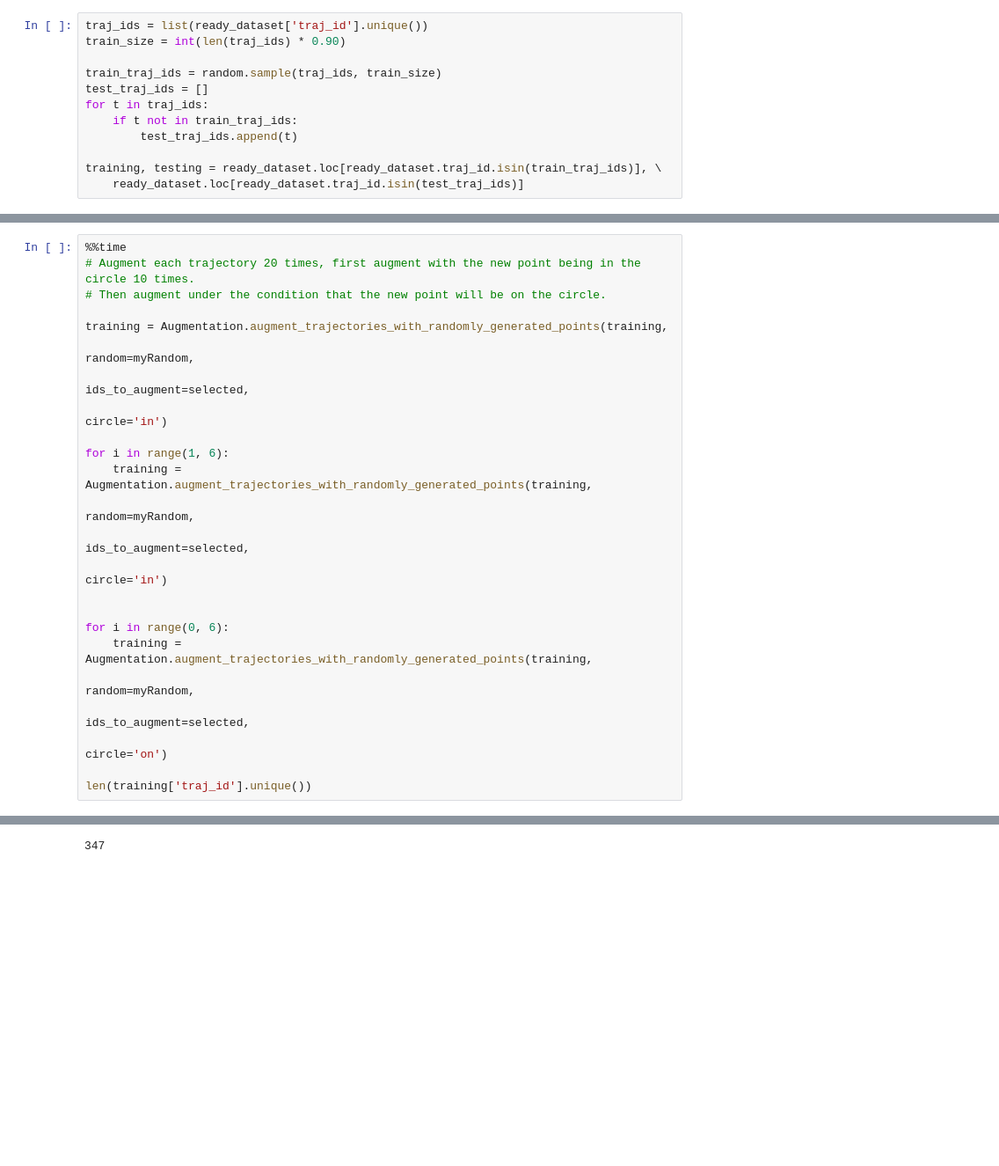
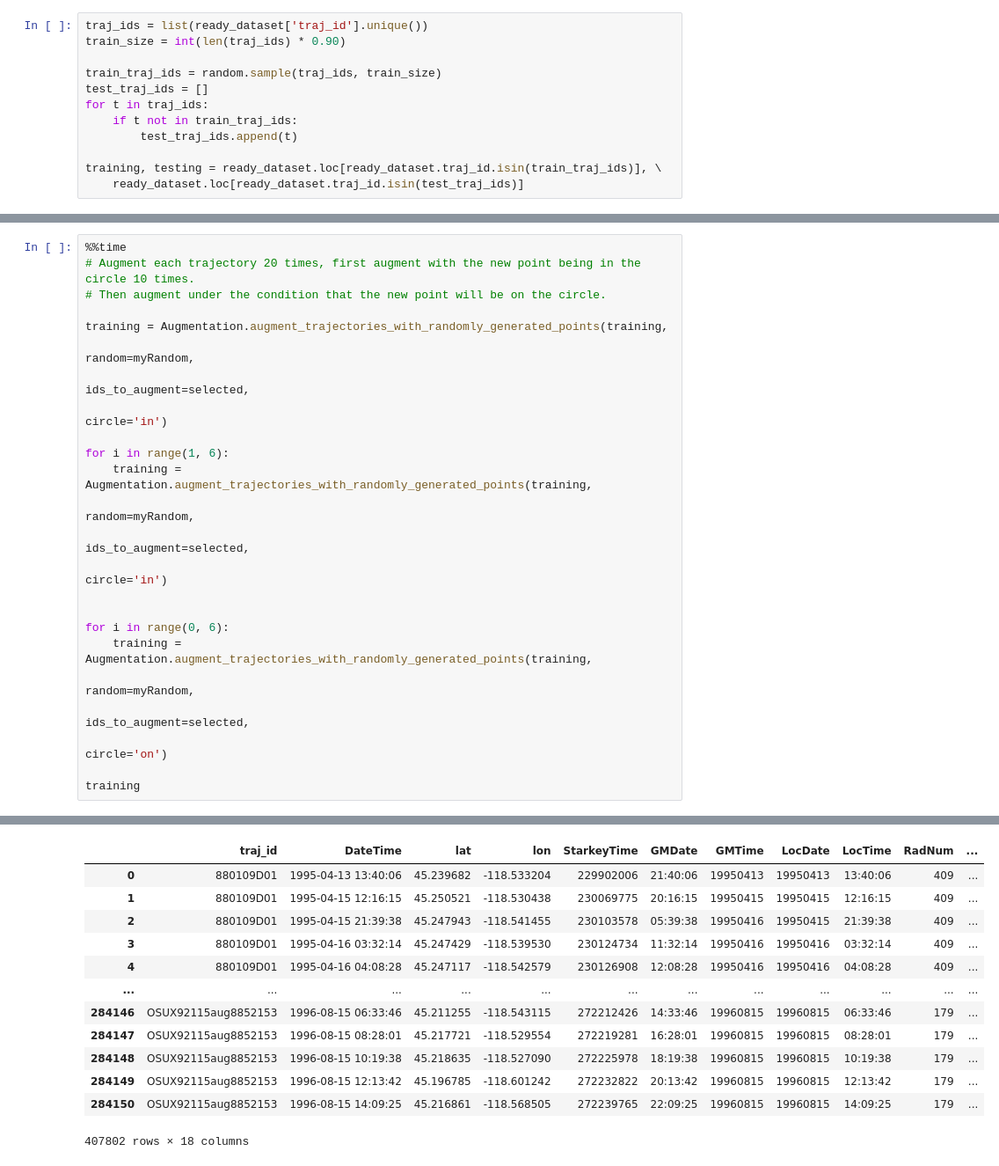
Before and after one commit to YakshHaranwala/AugmenTRAJ, a Jupyter notebook: Notebooks/Test.ipynb, the cells around one changed output, grey strips where cells are left out. Shown at 88% size. Drawn from its saved outputs; the diff is of its cells as text; blank space fills up the shorter version.

```diff
--- a/Notebooks/Test.ipynb
+++ b/Notebooks/Test.ipynb
@@ -90,5 +90,5 @@ for i in range(0, 6):
                                                                                ids_to_augment=selected,
                                                                                circle='on')
 
-len(training['traj_id'].unique())
+training
 # %% [output]
@@ -97,4 +97,16 @@ Wall time: 13.5 s
+|  | traj_id | DateTime | lat | lon | StarkeyTime | GMDate | GMTime | LocDate | LocTime | RadNum | ... |
+| 0 | 880109D01 | 1995-04-13 13:40:06 | 45.239682 | -118.533204 | 229902006 | 21:40:06 | 19950413 | 19950413 | 13:40:06 | 409 | ... |
+| 1 | 880109D01 | 1995-04-15 12:16:15 | 45.250521 | -118.530438 | 230069775 | 20:16:15 | 19950415 | 19950415 | 12:16:15 | 409 | ... |
+| 2 | 880109D01 | 1995-04-15 21:39:38 | 45.247943 | -118.541455 | 230103578 | 05:39:38 | 19950416 | 19950415 | 21:39:38 | 409 | ... |
+| 3 | 880109D01 | 1995-04-16 03:32:14 | 45.247429 | -118.539530 | 230124734 | 11:32:14 | 19950416 | 19950416 | 03:32:14 | 409 | ... |
+| 4 | 880109D01 | 1995-04-16 04:08:28 | 45.247117 | -118.542579 | 230126908 | 12:08:28 | 19950416 | 19950416 | 04:08:28 | 409 | ... |
+| ... | ... | ... | ... | ... | ... | ... | ... | ... | ... | ... | ... |
+| 284146 | OSUX92115aug8852153 | 1996-08-15 06:33:46 | 45.211255 | -118.543115 | 272212426 | 14:33:46 | 19960815 | 19960815 | 06:33:46 | 179 | ... |
+| 284147 | OSUX92115aug8852153 | 1996-08-15 08:28:01 | 45.217721 | -118.529554 | 272219281 | 16:28:01 | 19960815 | 19960815 | 08:28:01 | 179 | ... |
+| 284148 | OSUX92115aug8852153 | 1996-08-15 10:19:38 | 45.218635 | -118.527090 | 272225978 | 18:19:38 | 19960815 | 19960815 | 10:19:38 | 179 | ... |
+| 284149 | OSUX92115aug8852153 | 1996-08-15 12:13:42 | 45.196785 | -118.601242 | 272232822 | 20:13:42 | 19960815 | 19960815 | 12:13:42 | 179 | ... |
+| 284150 | OSUX92115aug8852153 | 1996-08-15 14:09:25 | 45.216861 | -118.568505 | 272239765 | 22:09:25 | 19960815 | 19960815 | 14:09:25 | 179 | ... |
-347
+407802 rows × 18 columns
 # %%
 # Generate kinematic statistics on the dataset and then convert
 # the dataset from point-form representation into traj-form representation.
```
Also changed, not shown: parts of 5 cells of this notebook.
